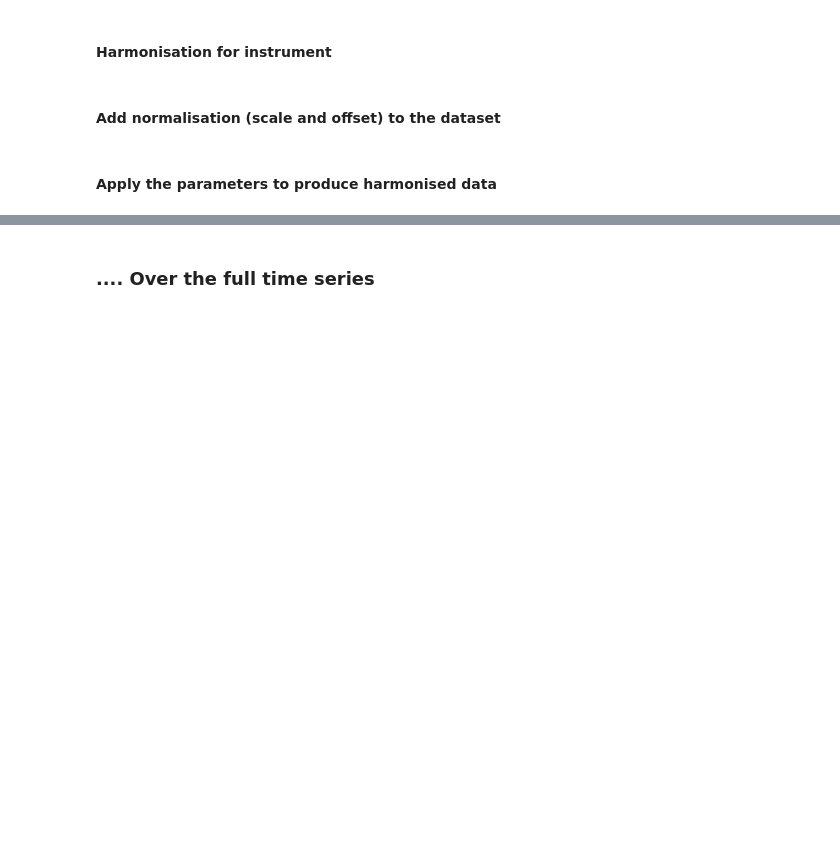
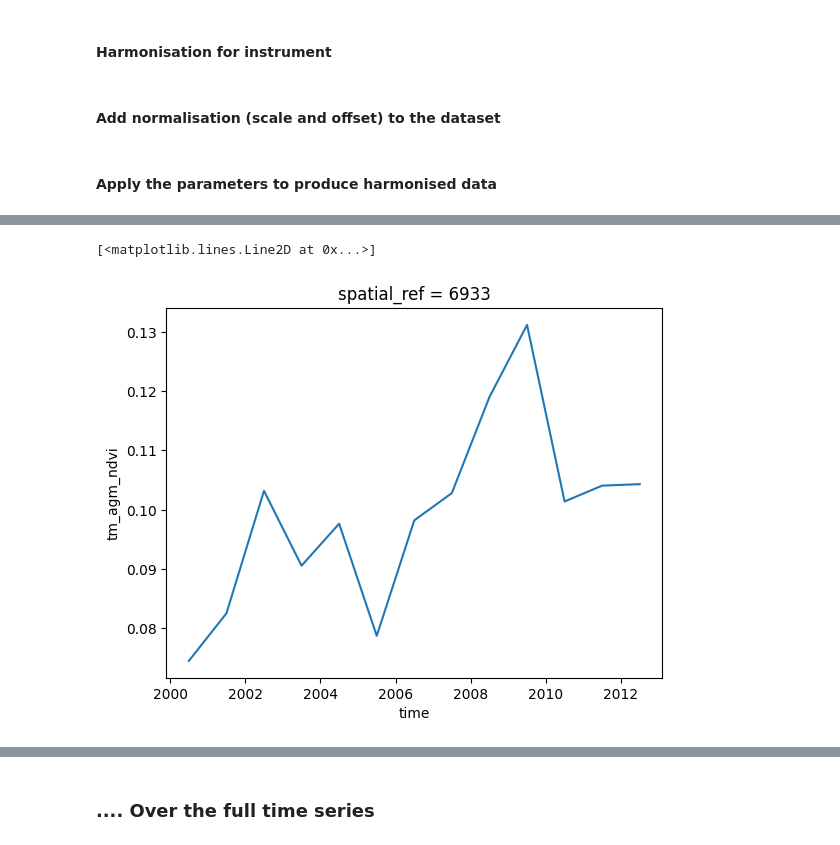
Before and after one commit to digitalearthafrica/deafrica_water_quality, a Jupyter notebook: WP1.2/WQ package 1.2.ipynb, the cells around one changed output, grey strips where cells are left out. Drawn from its saved outputs; the diff is of its cells as text; code cells hidden in the pictures; blank space fills up the shorter version.

```diff
--- a/WP1.2/WQ package 1.2.ipynb
+++ b/WP1.2/WQ package 1.2.ipynb
@@ -620,0 +655,5 @@ for var in ['tss','chla']:
+# %%
+ds.tm_agm_ndvi.mean(dim=('x','y')).plot()
+# %% [output]
+[<matplotlib.lines.Line2D at 0x...>]
+[figure, added]
```
Also changed, not shown: parts of 19 cells of this notebook.
